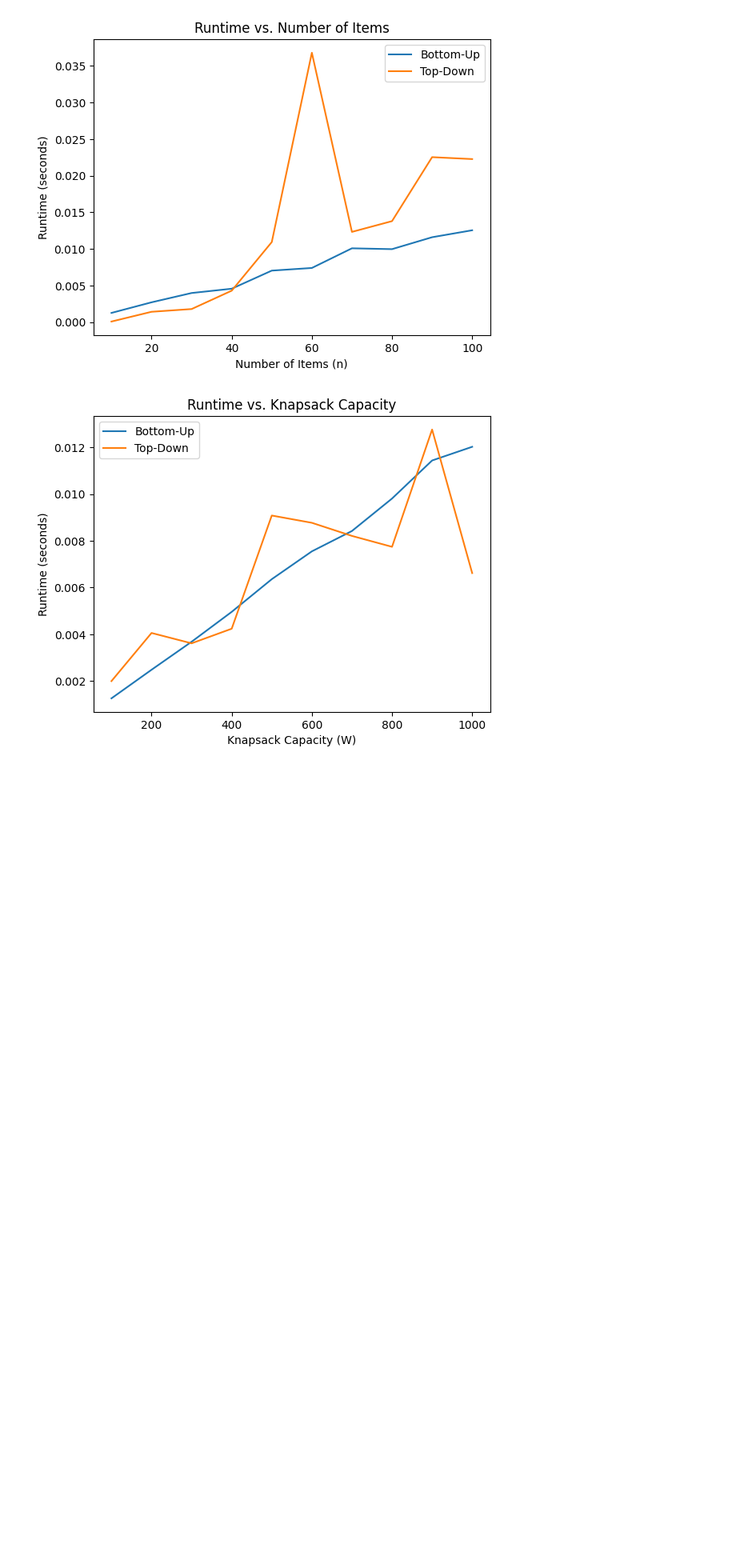
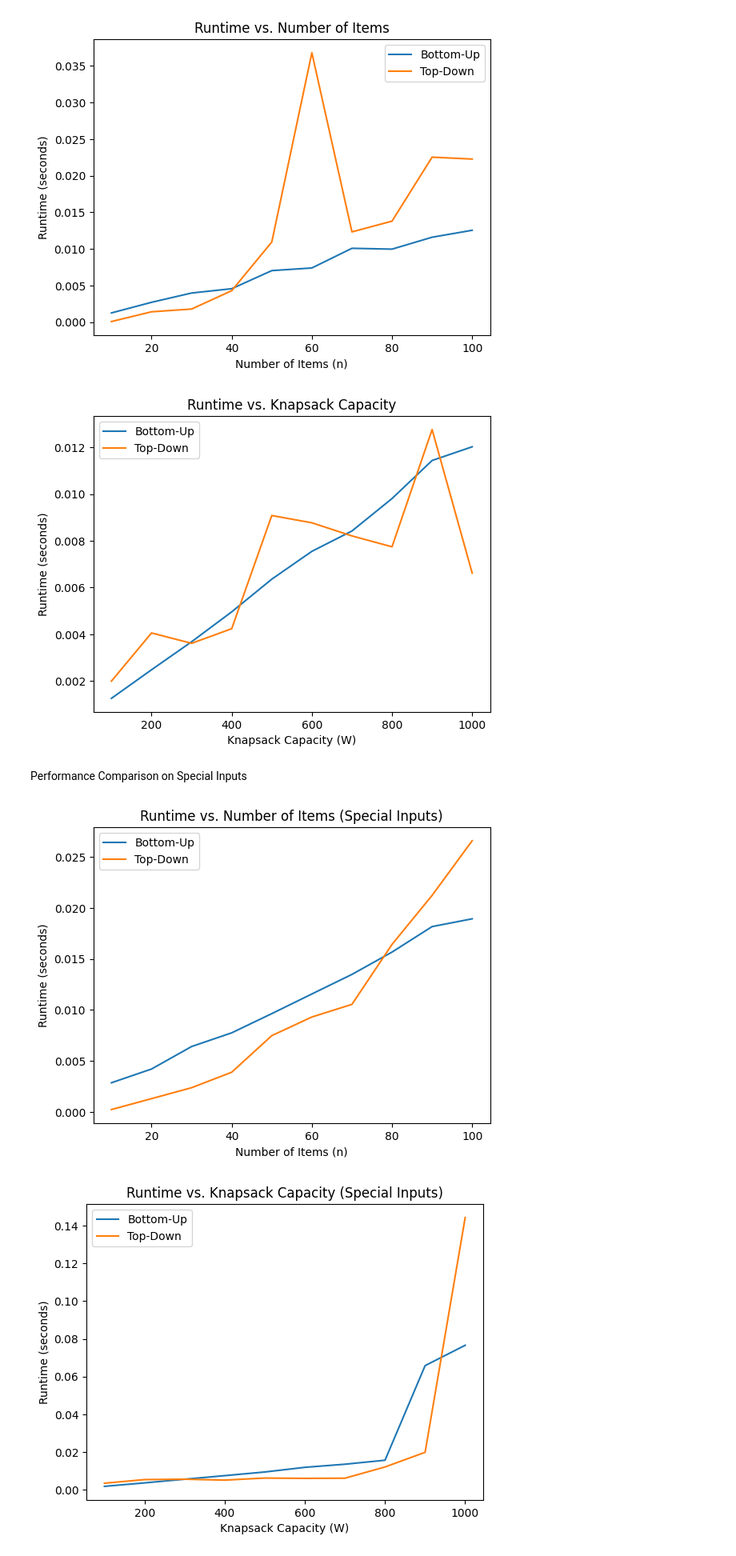
Before and after one commit to Targolb/Project3, a Jupyter notebook: project3.ipynb, the cells around one changed output. Shown at 80% size. Saved outputs shown, nothing was run; the diff lists cells and outputs as text; code cells hidden in the pictures; blank space fills up the shorter version.

```diff
--- a/project3.ipynb
+++ b/project3.ipynb
@@ -152,3 +152,55 @@ run_experiments()
 # %% [output]
 [figure]
 [figure]
+# %% [markdown]
+Performance Comparison on Special Inputs
+# %%
+def run_special_input_experiments():
+    fixed_capacity = 500  # Fixed W
+    fixed_items = 50  # Fixed n
+    max_value = 100
+    max_weight = 10  # Restrict weights to be between 1 and 10
+
+    # Varying n (fixed W)
+    ns = range(10, 101, 10)
+    runtime_bottom_up_n = []
+    runtime_top_down_n = []
+    for n in ns:
+        values, weights = generate_random_input(n, max_weight, max_value)
+        runtime_bottom_up_n.append(measure_runtime(knapsack_bottom_up, values, weights, fixed_capacity))
+        runtime_top_down_n.append(measure_runtime(knapsack_top_down, values, weights, fixed_capacity))
+
+    # Varying W (fixed n)
+    capacities = range(100, 1001, 100)
+    runtime_bottom_up_w = []
+    runtime_top_down_w = []
+    for capacity in capacities:
+        values, weights = generate_random_input(fixed_items, max_weight, max_value)
+        runtime_bottom_up_w.append(measure_runtime(knapsack_bottom_up, values, weights, capacity))
+        runtime_top_down_w.append(measure_runtime(knapsack_top_down, values, weights, capacity))
+
+    # Plot Results
+    # Runtime vs. n
+    plt.figure()
+    plt.plot(ns, runtime_bottom_up_n, label="Bottom-Up")
+    plt.plot(ns, runtime_top_down_n, label="Top-Down")
+    plt.xlabel("Number of Items (n)")
+    plt.ylabel("Runtime (seconds)")
+    plt.title("Runtime vs. Number of Items (Special Inputs)")
+    plt.legend()
+    plt.show()
+
+    # Runtime vs. W
+    plt.figure()
+    plt.plot(capacities, runtime_bottom_up_w, label="Bottom-Up")
+    plt.plot(capacities, runtime_top_down_w, label="Top-Down")
+    plt.xlabel("Knapsack Capacity (W)")
+    plt.ylabel("Runtime (seconds)")
+    plt.title("Runtime vs. Knapsack Capacity (Special Inputs)")
+    plt.legend()
+    plt.show()
+
+run_special_input_experiments()
+# %% [output]
+[figure, added]
+[figure, added]
```
Also changed, not shown: 2 other files.
